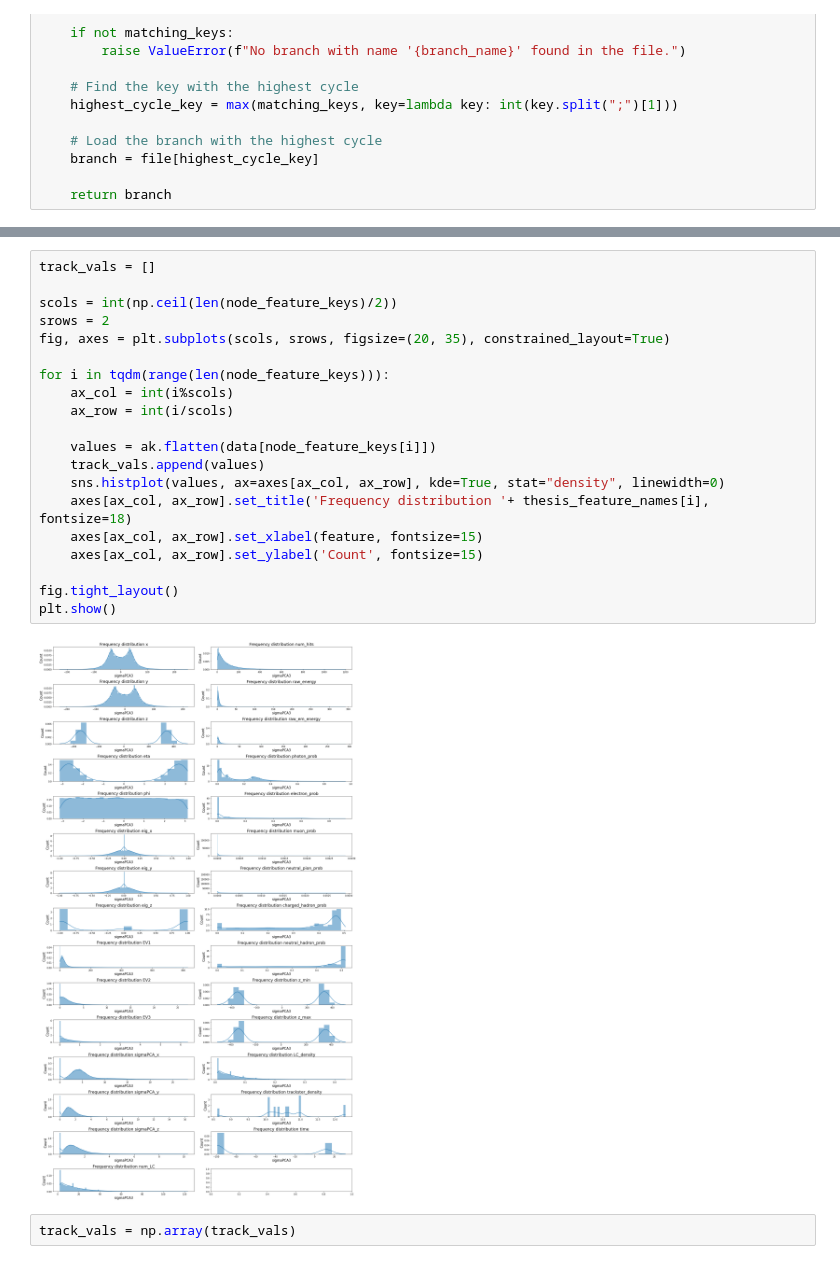
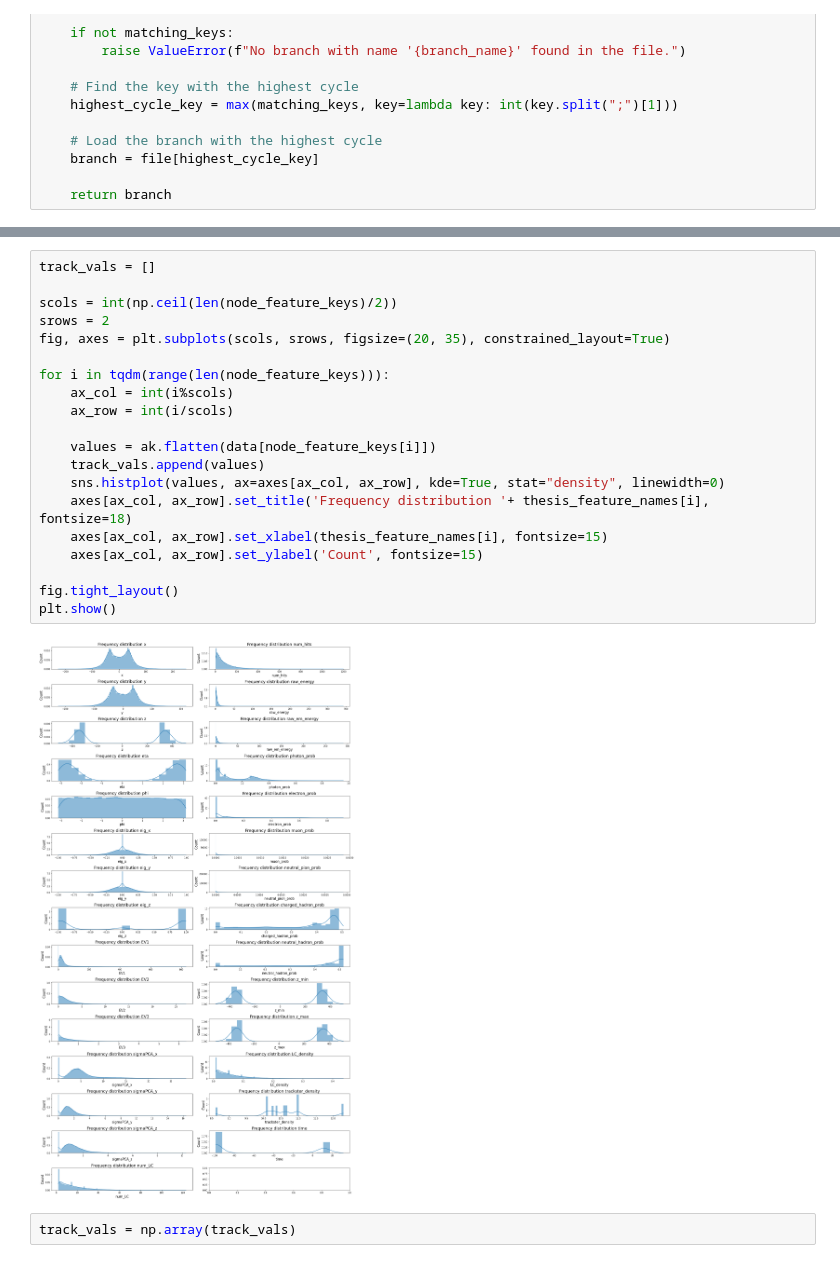
Before and after one commit to chrisizeh/Graph_Linking, a Jupyter notebook: data_processing.ipynb, the cells around one changed output, grey strips where cells are left out. Saved outputs shown, nothing was run; the diff lists cells and outputs as text.

```diff
--- a/data_processing.ipynb
+++ b/data_processing.ipynb
@@ -141,25 +138,25 @@ thesis_feature_names = ["x", "y", "z", "eta", "phi", "eig_x", "eig_y", "eig_z",
 # %%
 track_vals = []
 
 scols = int(np.ceil(len(node_feature_keys)/2))
 srows = 2
 fig, axes = plt.subplots(scols, srows, figsize=(20, 35), constrained_layout=True)
 
 for i in tqdm(range(len(node_feature_keys))):
     ax_col = int(i%scols)
     ax_row = int(i/scols)
 
     values = ak.flatten(data[node_feature_keys[i]])
     track_vals.append(values)
     sns.histplot(values, ax=axes[ax_col, ax_row], kde=True, stat="density", linewidth=0)
     axes[ax_col, ax_row].set_title('Frequency distribution '+ thesis_feature_names[i], fontsize=18)
-    axes[ax_col, ax_row].set_xlabel(feature, fontsize=15)
+    axes[ax_col, ax_row].set_xlabel(thesis_feature_names[i], fontsize=15)
     axes[ax_col, ax_row].set_ylabel('Count', fontsize=15)
 
 fig.tight_layout()
 plt.show()
 # %% [output]
-[figure, old version]
+[figure, new version]
 # %%
 track_vals = np.array(track_vals)
 # %%
```
Also changed, not shown: parts of 21 cells of this notebook.
